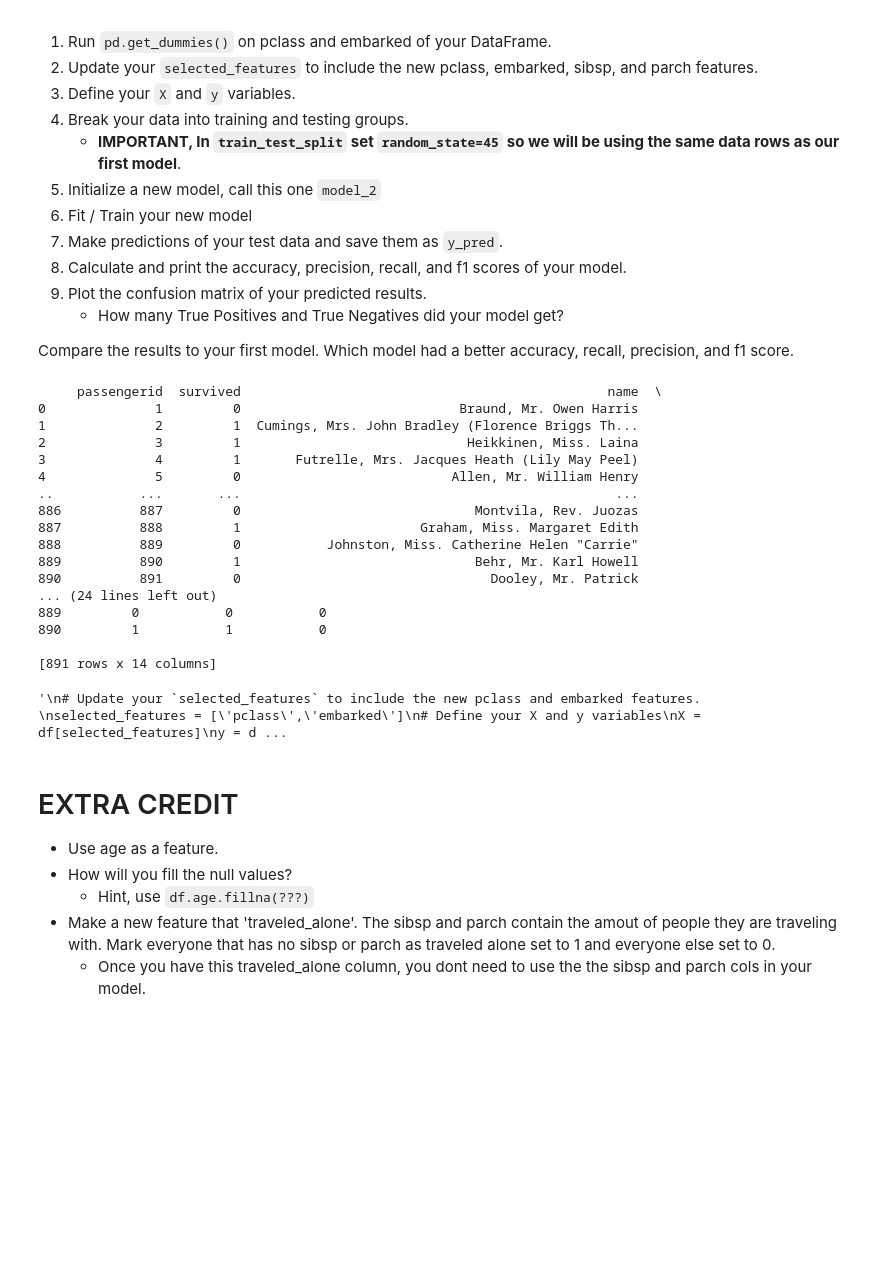
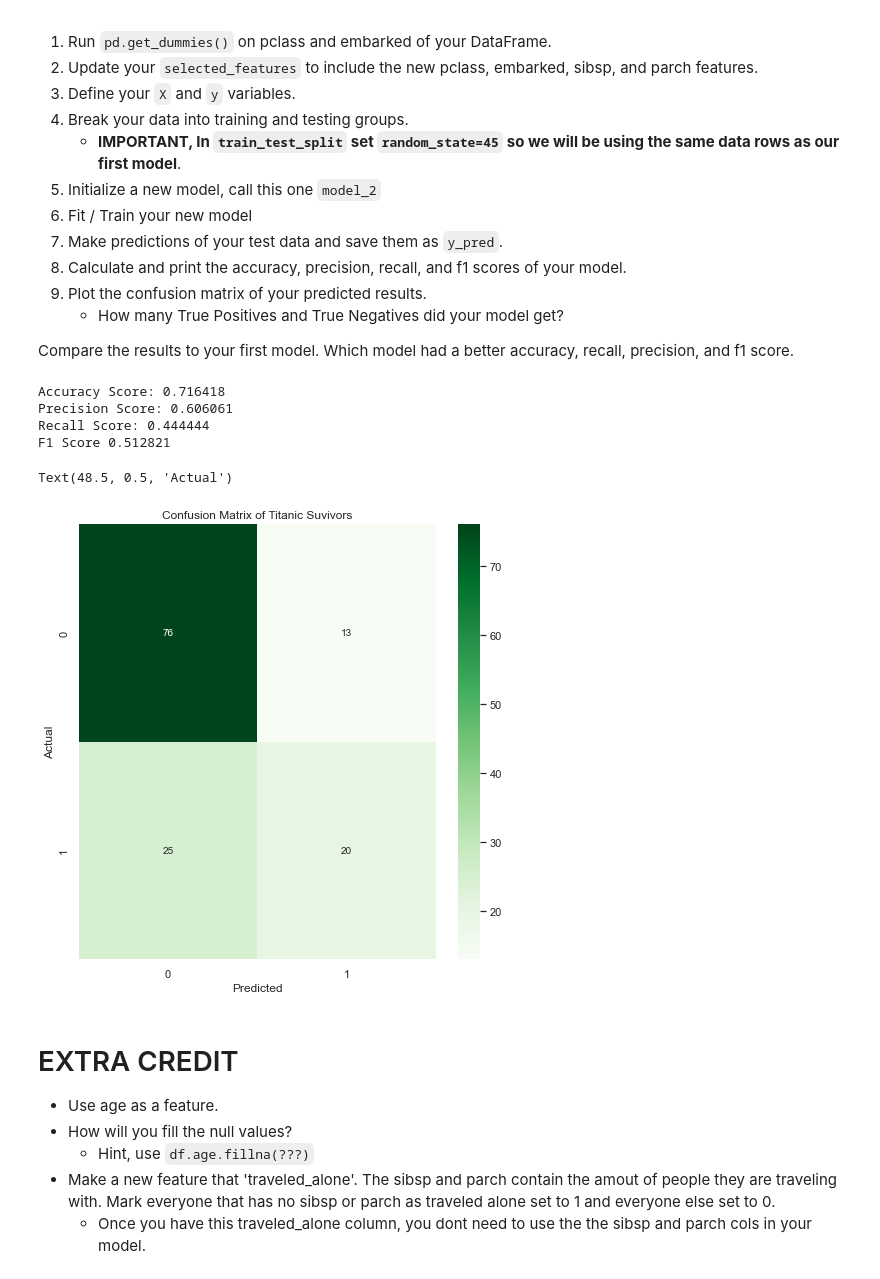
Before and after one commit to Hi-Tree/2021-fall-data-science, a Jupyter notebook: Week-03-Intro-To-ML/Exercise-Logistic-Regression.ipynb, the cells around one changed output. Cells and saved outputs as stored; diff of their text form; code cells hidden in the pictures; blank space fills up the shorter version.

```diff
--- a/Week-03-Intro-To-ML/Exercise-Logistic-Regression.ipynb
+++ b/Week-03-Intro-To-ML/Exercise-Logistic-Regression.ipynb
@@ -222,73 +222,73 @@ true-positive: 35
 Compare the results to your first model. Which model had a better accuracy, recall, precision, and f1 score.
 # %%
 df = pd.read_csv('data/titanic.csv')
+
+# Run pd.get_dummies on pclass and embarked of your DataFrame.
+df = pd.get_dummies(df, columns=['pclass','embarked'], drop_first=True)
+
 df
-# Run pd.get_dummies on pclass and embarked of your DataFrame.
-#df = pd.get_dummies(df, columns=['pclass','embarked'], drop_first=True)
-#df
-
-'''
 # Update your `selected_features` to include the new pclass and embarked features.
-selected_features = ['pclass','embarked']
+selected_features = ['pclass_2','pclass_3','embarked_Q','embarked_S']
 # Define your X and y variables
 X = df[selected_features]
 y = df['survived']
 
 # Split our data into testing and training.
 # !!! Remeber to use the same random state as you used before
 
+X_train, X_test, y_train, y_test = train_test_split(X, y, test_size=0.15, random_state=45)
 
 # Initalize our model_2
 model_2 = LogisticRegression()
 
 # Fit / Train our model using our training data.
+model_2.fit(X_train,y_train)
 
 # Make new predicitions using our testing data.
-
+y_pred = model_2.predict(X_test)
+# Calculate and print the accuracy, precision, recall, and f1 scores of your model.
+y_pred_proba = model_2.predict_proba(X_test)[:,1]
+y_pred_proba.round(2)
 # Calculate our accuracy
-accuracy_2 = None
+accuracy = accuracy_score(y_test, y_pred)
 
 # Calculate our precision score
-precision_2 = None
+precision = precision_score(y_test, y_pred)
 
 # Calculate our recall score
-recall_2 = None
+recall = recall_score(y_test, y_pred)
 
-# Calculate your f1-score
-f1_2 = None
+f1 = f1_score(y_test, y_pred)
 
 # Print each of our scores to inspect performance.
-
-print("Accuracy Score: %f" % accuracy_2)
-print("Precision Score: %f" % precision_2)
-print("Recall Score: %f" % recall_2)
-print('F1 Score %f' % f1_2)
+print("Accuracy Score: %f" % accuracy)
+print("Precision Score: %f" % precision)
+print("Recall Score: %f" % recall)
+print('F1 Score %f' % f1)
 
 # Plot your confusion matrix.
+import matplotlib.pyplot as plt
+cm = confusion_matrix(y_test, y_pred)
+cm = cm.round(2)
 fig = plt.figure(figsize=(8,8))
+ax = sns.heatmap(cm, annot=True, cmap='Greens')
+plt.title("Confusion Matrix of Titanic Suvivors")
 plt.xlabel('Predicted')
-plt.ylabel('Actual');
+plt.ylabel('Actual')
 
-'''
+tn, fp, fn, tp = confusion_matrix(y_test, y_pred).ravel()
+
+print('true-negitive:', tn,
+      '\nfalse-positive:', fp,
+      '\nfalse-negative:', fn,
+      '\ntrue-positive:', tp )
 # %% [output]
-     passengerid  survived                                               name  \
-0              1         0                            Braund, Mr. Owen Harris
-1              2         1  Cumings, Mrs. John Bradley (Florence Briggs Th...
-2              3         1                             Heikkinen, Miss. Laina
-3              4         1       Futrelle, Mrs. Jacques Heath (Lily May Peel)
-4              5         0                           Allen, Mr. William Henry
-..           ...       ...                                                ...
-886          887         0                              Montvila, Rev. Juozas
-887          888         1                       Graham, Miss. Margaret Edith
-888          889         0           Johnston, Miss. Catherine Helen "Carrie"
-889          890         1                              Behr, Mr. Karl Howell
-890          891         0                                Dooley, Mr. Patrick
-... (24 lines left out)
-889         0           0           0
-890         1           1           0
-
-[891 rows x 14 columns]
+Accuracy Score: 0.716418
+Precision Score: 0.606061
+Recall Score: 0.444444
+F1 Score 0.512821
-'\n# Update your `selected_features` to include the new pclass and embarked features. \nselected_features = [\'pclass\',\'embarked\']\n# Define your X and y variables\nX = df[selected_features]\ny = d ...
+Text(48.5, 0.5, 'Actual')
+[figure, added]
 # %% [markdown]
 # EXTRA CREDIT
 * Use age as a feature.
```
